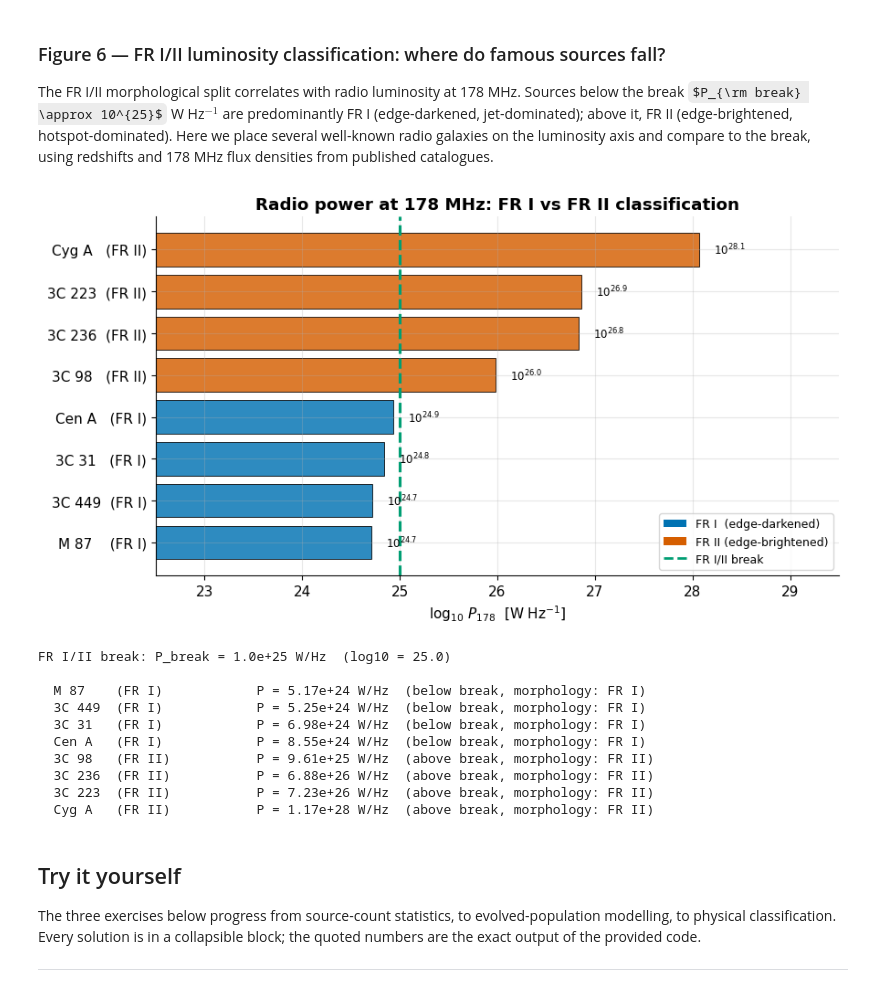
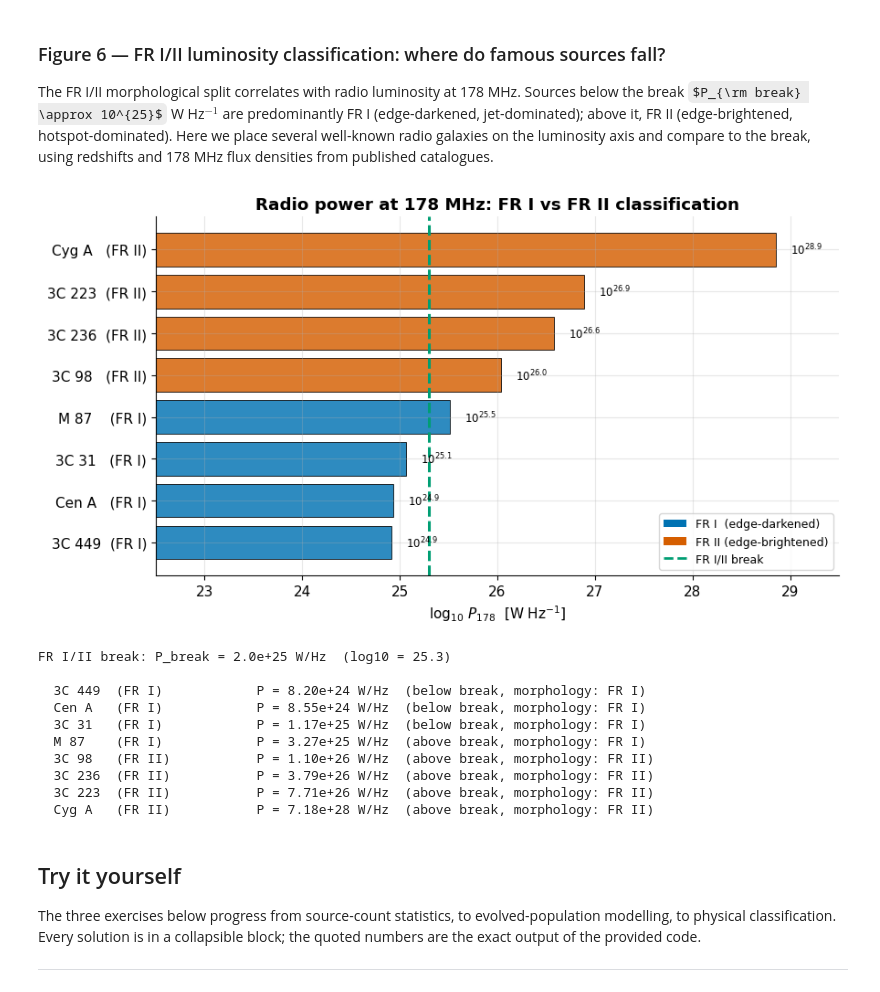
Before and after one commit to joebarbere/jansky, a Jupyter notebook: notebooks/45_radio_galaxies_and_source_counts.ipynb, the cells around one changed output. Drawn from its saved outputs; the diff is of its cells as text; code cells hidden in the pictures; some formulas as TeX source.

```diff
--- a/notebooks/45_radio_galaxies_and_source_counts.ipynb
+++ b/notebooks/45_radio_galaxies_and_source_counts.ipynb
@@ -799,23 +817,23 @@ def radio_power_178(z, S_178_Jy, alpha=-0.75):
     P = 4 * np.pi * d_m**2 * S_178_Jy * 1e-26 * (1 + z)**(-(alpha + 1))
     return P
 
-# Famous radio galaxies (redshifts and 178 MHz fluxes from published references).
-# Morphological class is taken directly from the literature (Fanaroff & Riley 1974;
-# Laing et al. 1983; Owen & Ledlow 1994).  The FR I/II break is a statistical separator
-# not a strict boundary; a few sources (e.g. 3C 84) lie above it by power yet retain
-# FR I morphology, illustrating that host-galaxy environment also matters.
+# Famous radio galaxies.  178 MHz flux densities from the 3CRR catalogue
+# (Laing, Riley & Longair 1983); Cen A (not in 3CRR) from low-frequency surveys.
+# Morphological class is taken from the literature (Fanaroff & Riley 1974).  The FR I/II
+# break is a statistical separator, not a strict boundary: M 87 lands just above the
+# power break yet keeps FR I morphology, showing that host/cluster environment matters.
 sources_fr = {
-    "3C 31   (FR I)":  (0.0169,  10.9, "FR I"),   # z, S_178 [Jy], morphology
-    "M 87    (FR I)":  (0.0036, 181.0, "FR I"),
-    "Cen A   (FR I)":  (0.0018, 1200.0,"FR I"),
-    "3C 449  (FR I)":  (0.0171,   8.0, "FR I"),
-    "3C 98   (FR II)": (0.0306,  45.0, "FR II"),
-    "3C 223  (FR II)": (0.1368,  15.0, "FR II"),
-    "3C 236  (FR II)": (0.0988,  28.5, "FR II"),
-    "Cyg A   (FR II)": (0.0562,1580.0, "FR II"),
+    "3C 31   (FR I)":  (0.0169,   18.3, "FR I"),   # z, S_178 [Jy], morphology
+    "M 87    (FR I)":  (0.0036, 1144.0, "FR I"),
+    "Cen A   (FR I)":  (0.0018, 1200.0, "FR I"),
+    "3C 449  (FR I)":  (0.0171,   12.5, "FR I"),
+    "3C 98   (FR II)": (0.0306,   51.4, "FR II"),
+    "3C 223  (FR II)": (0.1368,   16.0, "FR II"),
+    "3C 236  (FR II)": (0.0988,   15.7, "FR II"),
+    "Cyg A   (FR II)": (0.0562, 9660.0, "FR II"),
 }
 
-P_FR_BREAK = 1e25   # W/Hz at 178 MHz
+P_FR_BREAK = 2e25   # W/Hz at 178 MHz (Fanaroff & Riley 1974)
 
 powers = {}
 for name, (z, S, fr_class) in sources_fr.items():
@@ -830,45 +848,45 @@ colors_bar    = ["#0072B2" if c == "FR I" else "#D55E00" for c in fr_classes]
 
 fig, ax = plt.subplots(figsize=(9, 5))
 bars = ax.barh(names_sorted, np.log10(P_values), color=colors_bar, alpha=0.82, edgecolor="k", lw=0.7)
 ax.axvline(np.log10(P_FR_BREAK), color="#009E73", ls="--", lw=2.2,
-           label=r"FR I/II break  $P_{178} = 10^{25}$ W Hz$^{-1}$")
+           label=r"FR I/II break  $P_{178} = 2\times10^{25}$ W Hz$^{-1}$")
 
 # Annotate power values
 for i, (name, P, cls) in enumerate(zip(names_sorted, P_values, fr_classes)):
     ax.text(np.log10(P) + 0.15, i, f"$10^{{{np.log10(P):.1f}}}$", va="center", fontsize=8.5)
 
 # Legend patches
 from matplotlib.patches import Patch
 legend_elements = [
     Patch(facecolor="#0072B2", label="FR I  (edge-darkened)"),
     Patch(facecolor="#D55E00", label="FR II (edge-brightened)"),
     plt.Line2D([0], [0], color="#009E73", ls="--", lw=2, label="FR I/II break"),
 ]
 ax.legend(handles=legend_elements, fontsize=9, loc="lower right")
 ax.set_xlabel(r"$\log_{10}\,P_{178}$  [W Hz$^{-1}$]")
 ax.set_title("Radio power at 178 MHz: FR I vs FR II classification")
 ax.set_xlim(22.5, 29.5)
 fig.tight_layout()
 plt.show()
 
 print(f"\nFR I/II break: P_break = {P_FR_BREAK:.1e} W/Hz  (log10 = {np.log10(P_FR_BREAK):.1f})")
 print()
 for name in names_sorted:
     P, cls = powers[name]
     side = "above" if P > P_FR_BREAK else "below"
     print(f"  {name:<24}  P = {P:.2e} W/Hz  ({side} break, morphology: {cls})")
 # %% [output]
-[figure, old version]
+[figure, new version]
-FR I/II break: P_break = 1.0e+25 W/Hz  (log10 = 25.0)
+FR I/II break: P_break = 2.0e+25 W/Hz  (log10 = 25.3)
 
-  M 87    (FR I)            P = 5.17e+24 W/Hz  (below break, morphology: FR I)
-  3C 449  (FR I)            P = 5.25e+24 W/Hz  (below break, morphology: FR I)
-  3C 31   (FR I)            P = 6.98e+24 W/Hz  (below break, morphology: FR I)
+  3C 449  (FR I)            P = 8.20e+24 W/Hz  (below break, morphology: FR I)
   Cen A   (FR I)            P = 8.55e+24 W/Hz  (below break, morphology: FR I)
-  3C 98   (FR II)           P = 9.61e+25 W/Hz  (above break, morphology: FR II)
-  3C 236  (FR II)           P = 6.88e+26 W/Hz  (above break, morphology: FR II)
-  3C 223  (FR II)           P = 7.23e+26 W/Hz  (above break, morphology: FR II)
-  Cyg A   (FR II)           P = 1.17e+28 W/Hz  (above break, morphology: FR II)
+  3C 31   (FR I)            P = 1.17e+25 W/Hz  (below break, morphology: FR I)
+  M 87    (FR I)            P = 3.27e+25 W/Hz  (above break, morphology: FR I)
+  3C 98   (FR II)           P = 1.10e+26 W/Hz  (above break, morphology: FR II)
+  3C 236  (FR II)           P = 3.79e+26 W/Hz  (above break, morphology: FR II)
+  3C 223  (FR II)           P = 7.71e+26 W/Hz  (above break, morphology: FR II)
+  Cyg A   (FR II)           P = 7.18e+28 W/Hz  (above break, morphology: FR II)
 # %% [markdown]
 ## Try it yourself
 
```
Also changed, not shown: parts of 4 cells of this notebook.
